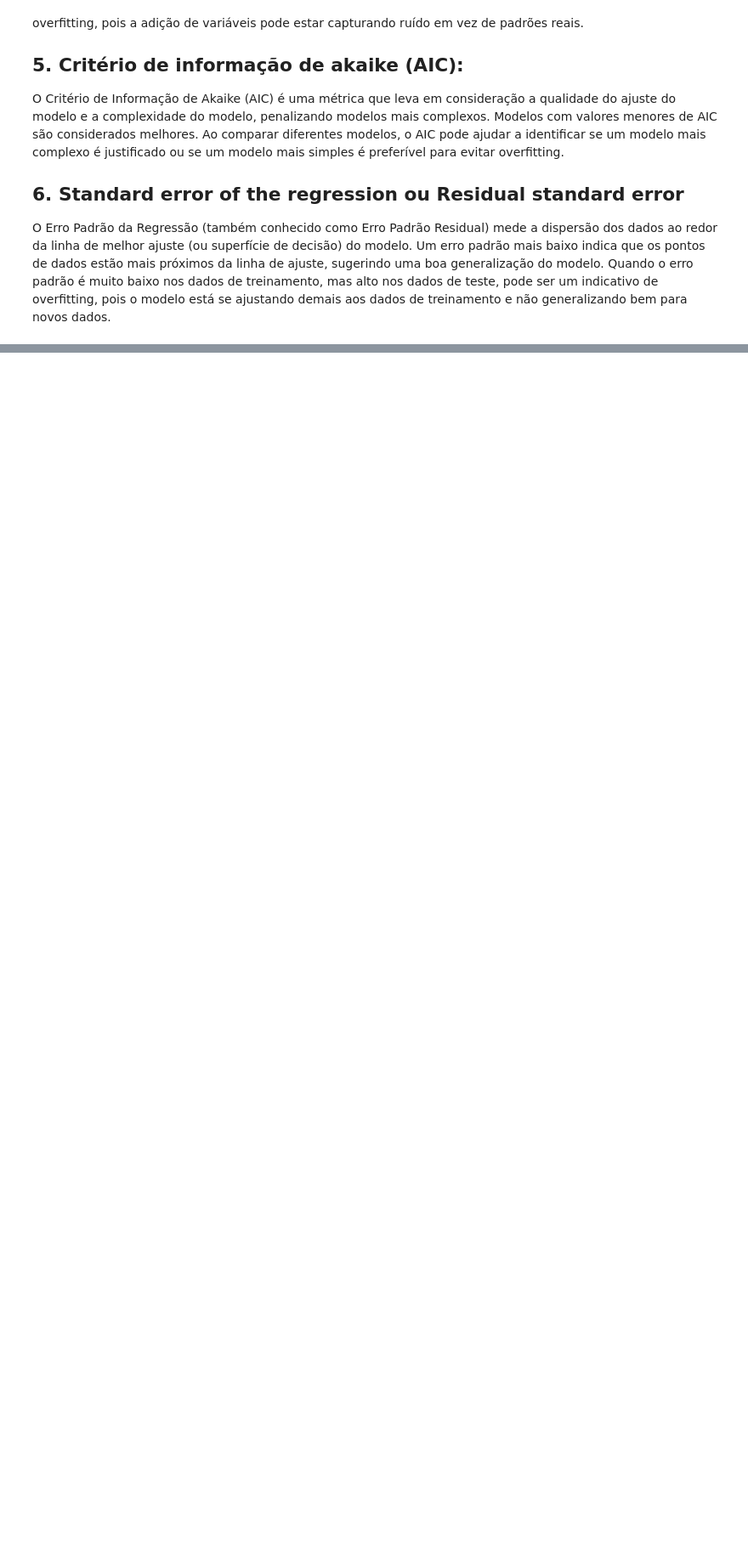
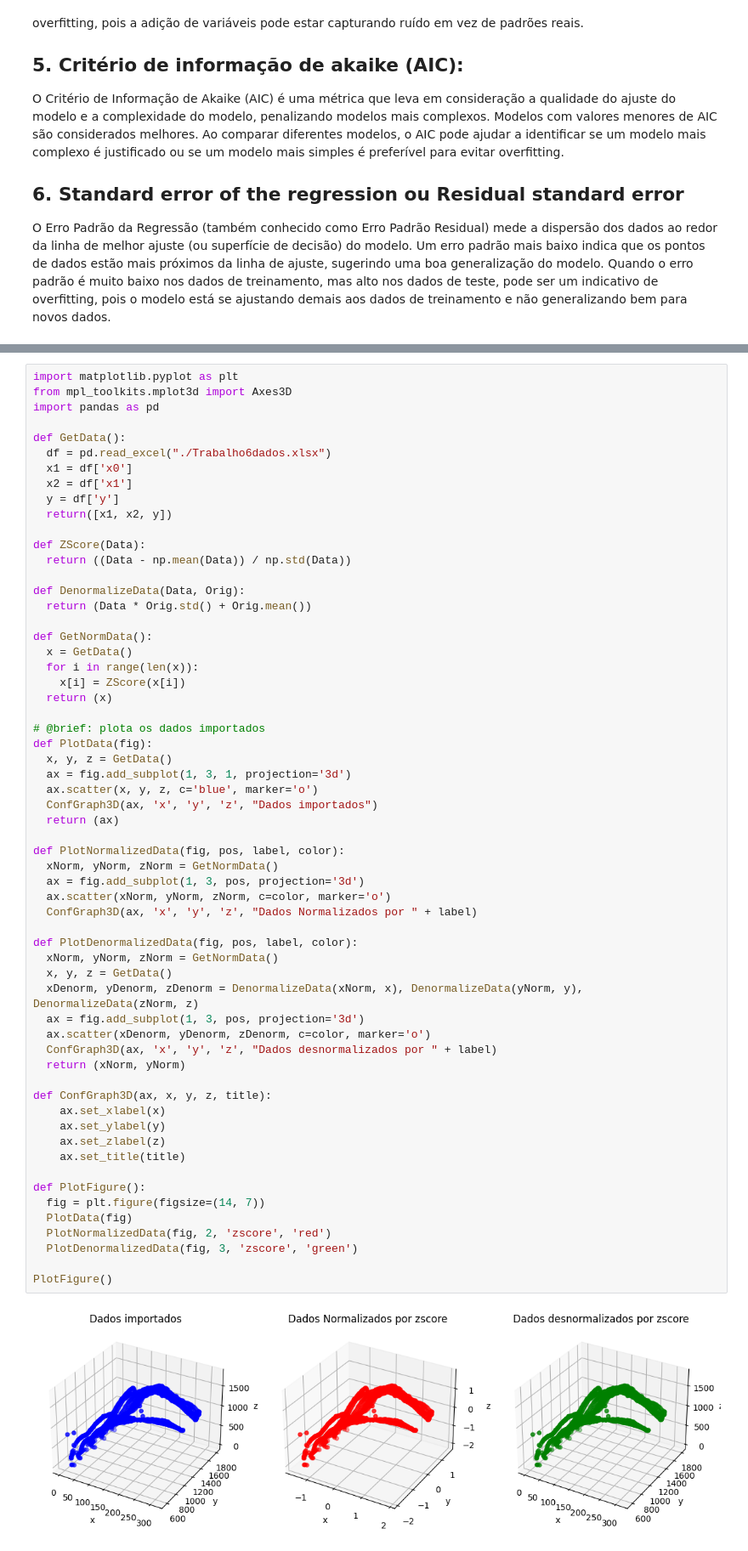
Before and after one commit to UescMecLab/Projeto-Rna, a Jupyter notebook: Fundamentos-de-RNAS/Trabalho7/Trabalho7.ipynb, the cells around one changed output, grey strips where cells are left out. Shown at 85% size. Drawn from its saved outputs; the diff is of its cells as text; blank space fills up the shorter version.

Commit message:
Trabalho7

```diff
--- a/Fundamentos-de-RNAS/Trabalho7/Trabalho7.ipynb
+++ b/Fundamentos-de-RNAS/Trabalho7/Trabalho7.ipynb
@@ -131,0 +283,62 @@ O Erro Padrão da Regressão (também conhecido como Erro Padrão Residual) mede
+# %%
+import matplotlib.pyplot as plt
+from mpl_toolkits.mplot3d import Axes3D
+import pandas as pd
+
+def GetData():
+  df = pd.read_excel("./Trabalho6dados.xlsx")
+  x1 = df['x0']
+  x2 = df['x1']
+  y = df['y']
+  return([x1, x2, y])
+
+def ZScore(Data):
+  return ((Data - np.mean(Data)) / np.std(Data))
+
+def DenormalizeData(Data, Orig):
+  return (Data * Orig.std() + Orig.mean())
+
+def GetNormData():
+  x = GetData()
+  for i in range(len(x)):
+    x[i] = ZScore(x[i])
+  return (x)
+
+# @brief: plota os dados importados
+def PlotData(fig):
+  x, y, z = GetData()
+  ax = fig.add_subplot(1, 3, 1, projection='3d')
+  ax.scatter(x, y, z, c='blue', marker='o')
+  ConfGraph3D(ax, 'x', 'y', 'z', "Dados importados")
+  return (ax)
+
+def PlotNormalizedData(fig, pos, label, color):
+  xNorm, yNorm, zNorm = GetNormData()
+  ax = fig.add_subplot(1, 3, pos, projection='3d')
+  ax.scatter(xNorm, yNorm, zNorm, c=color, marker='o')
+  ConfGraph3D(ax, 'x', 'y', 'z', "Dados Normalizados por " + label)
+
+def PlotDenormalizedData(fig, pos, label, color):
+  xNorm, yNorm, zNorm = GetNormData()
+  x, y, z = GetData()
+  xDenorm, yDenorm, zDenorm = DenormalizeData(xNorm, x), DenormalizeData(yNorm, y), DenormalizeData(zNorm, z)
+  ax = fig.add_subplot(1, 3, pos, projection='3d')
+  ax.scatter(xDenorm, yDenorm, zDenorm, c=color, marker='o')
+  ConfGraph3D(ax, 'x', 'y', 'z', "Dados desnormalizados por " + label)
+  return (xNorm, yNorm)
+
+def ConfGraph3D(ax, x, y, z, title):
+    ax.set_xlabel(x)
+    ax.set_ylabel(y)
+    ax.set_zlabel(z)
+    ax.set_title(title)
+
+def PlotFigure():
+  fig = plt.figure(figsize=(14, 7))
+  PlotData(fig)
+  PlotNormalizedData(fig, 2, 'zscore', 'red')
+  PlotDenormalizedData(fig, 3, 'zscore', 'green')
+
+PlotFigure()
+# %% [output]
+[figure, added]
```
Also changed, not shown: parts of 19 cells of this notebook, 2 other files.
